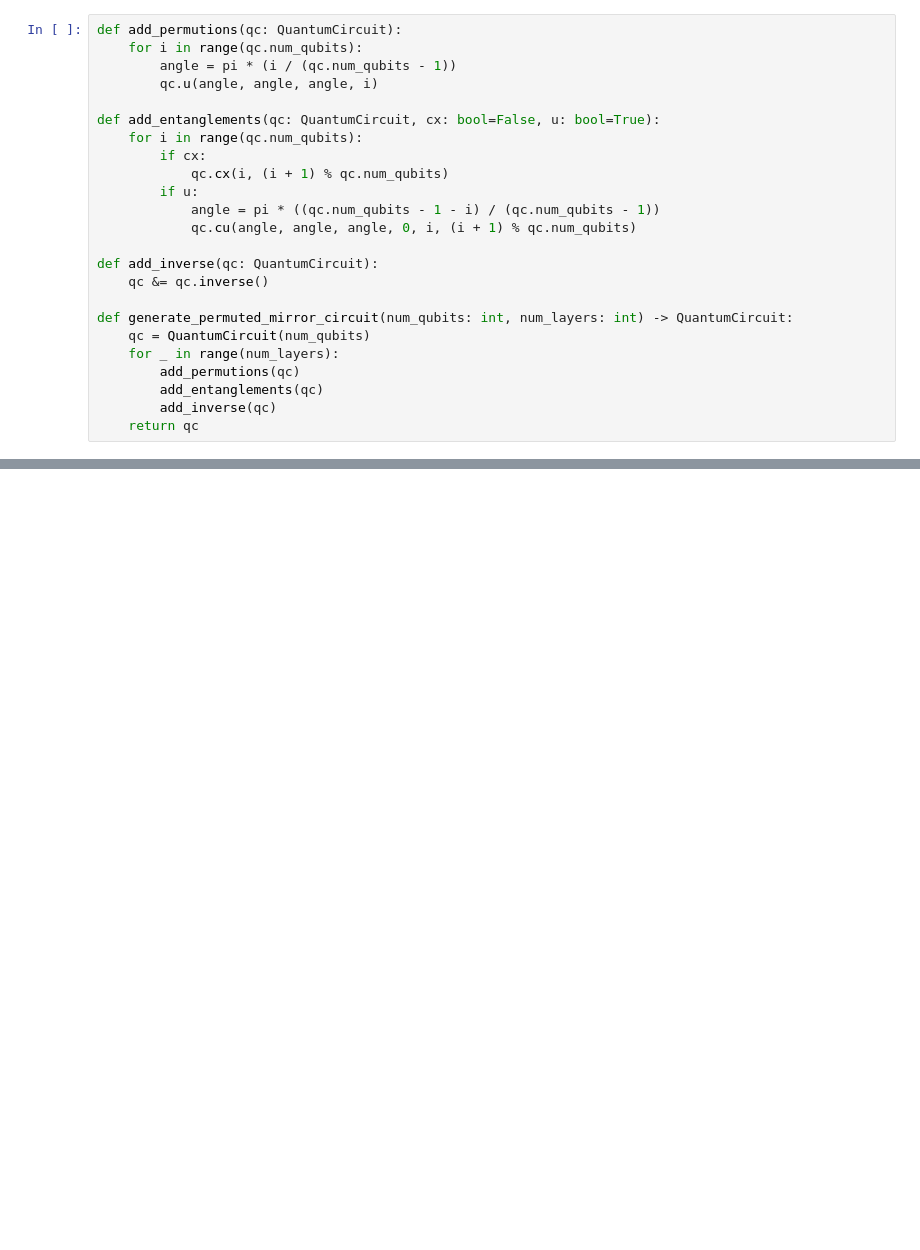
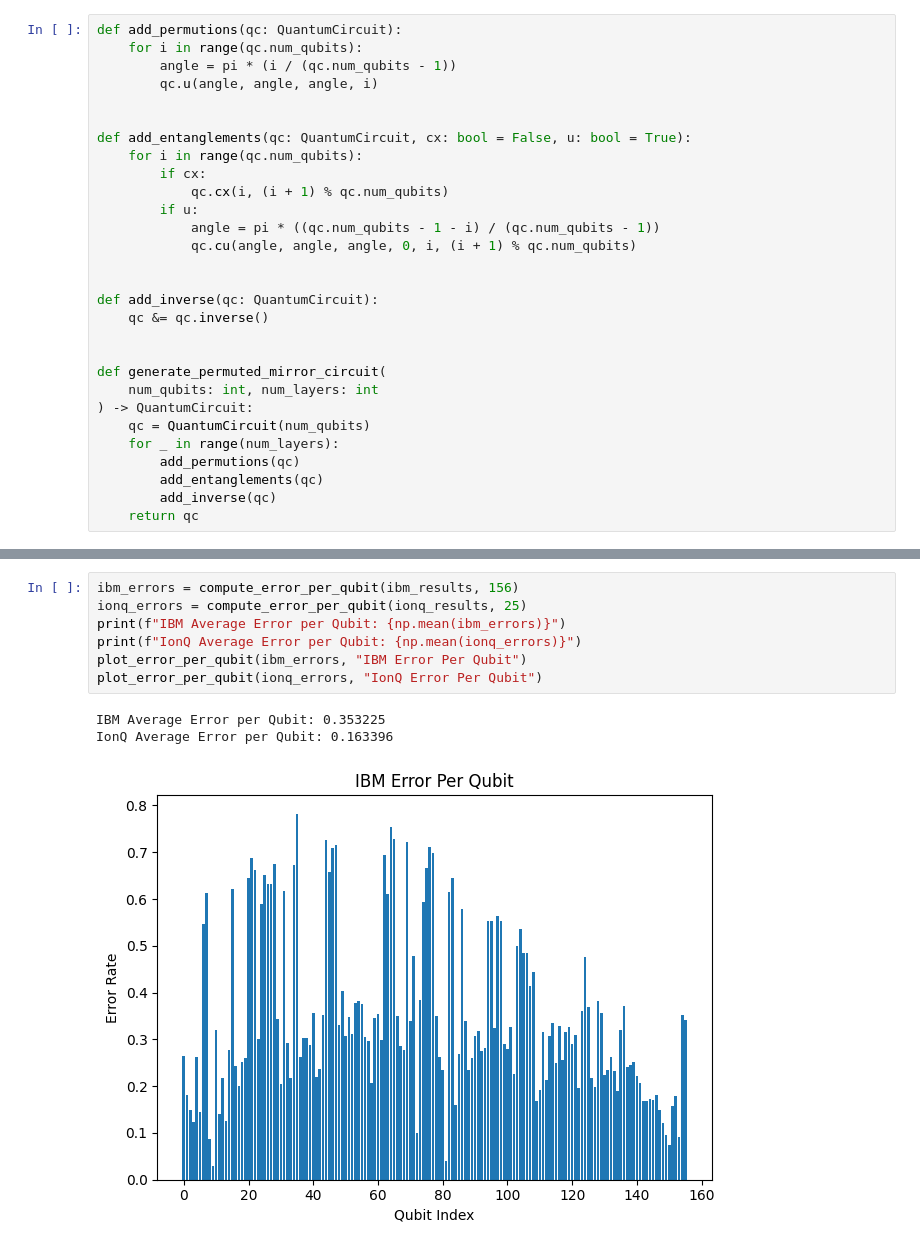
Before and after one commit to splch/adversarial-quantum-benchmarking, a Jupyter notebook: permuted-mirror-circuits/main.ipynb, the cells around one changed output, grey strips where cells are left out. Saved outputs shown, nothing was run; the diff lists cells and outputs as text; blank space fills up the shorter version.

```diff
--- a/permuted-mirror-circuits/main.ipynb
+++ b/permuted-mirror-circuits/main.ipynb
@@ -11,7 +11,8 @@ def add_permutions(qc: QuantumCircuit):
         angle = pi * (i / (qc.num_qubits - 1))
         qc.u(angle, angle, angle, i)
 
-def add_entanglements(qc: QuantumCircuit, cx: bool=False, u: bool=True):
+
+def add_entanglements(qc: QuantumCircuit, cx: bool = False, u: bool = True):
     for i in range(qc.num_qubits):
         if cx:
             qc.cx(i, (i + 1) % qc.num_qubits)
@@ -19,10 +20,14 @@ def add_entanglements(qc: QuantumCircuit, cx: bool=False, u: bool=True):
             angle = pi * ((qc.num_qubits - 1 - i) / (qc.num_qubits - 1))
             qc.cu(angle, angle, angle, 0, i, (i + 1) % qc.num_qubits)
 
+
 def add_inverse(qc: QuantumCircuit):
     qc &= qc.inverse()
 
-def generate_permuted_mirror_circuit(num_qubits: int, num_layers: int) -> QuantumCircuit:
+
+def generate_permuted_mirror_circuit(
+    num_qubits: int, num_layers: int
+) -> QuantumCircuit:
     qc = QuantumCircuit(num_qubits)
     for _ in range(num_layers):
         add_permutions(qc)
@@ -55,0 +277,11 @@ Result (optimal=3): 3 * 954 / 1000 = 2.862
+# %%
+ibm_errors = compute_error_per_qubit(ibm_results, 156)
+ionq_errors = compute_error_per_qubit(ionq_results, 25)
+print(f"IBM Average Error per Qubit: {np.mean(ibm_errors)}")
+print(f"IonQ Average Error per Qubit: {np.mean(ionq_errors)}")
+plot_error_per_qubit(ibm_errors, "IBM Error Per Qubit")
+plot_error_per_qubit(ionq_errors, "IonQ Error Per Qubit")
+# %% [output]
+IBM Average Error per Qubit: 0.353225
+IonQ Average Error per Qubit: 0.163396
+[figure, added]
```
Also changed, not shown: parts of 18 cells of this notebook, 13 other files.
